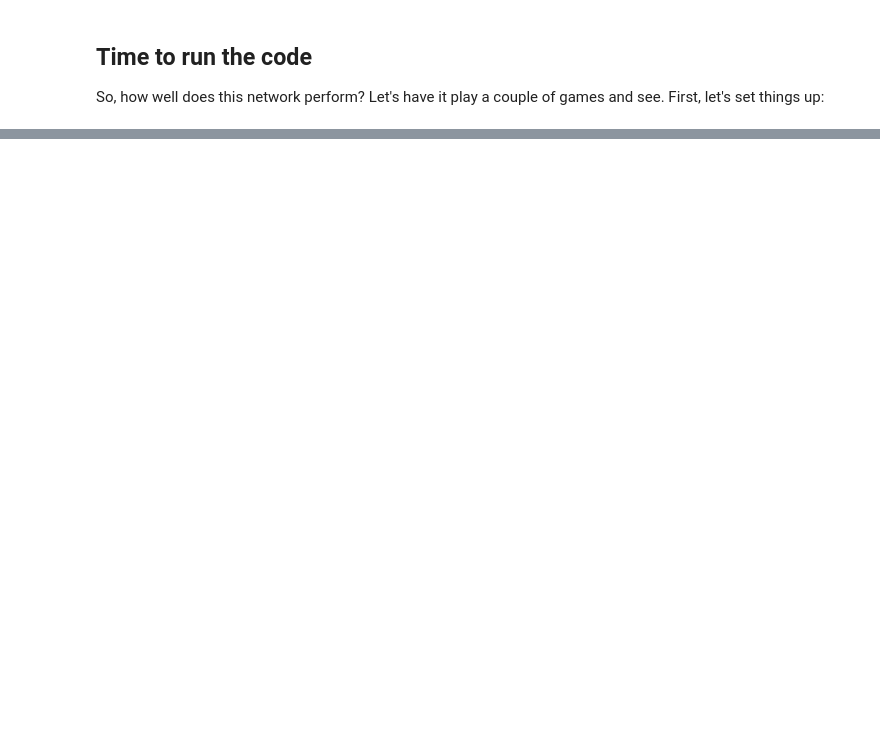
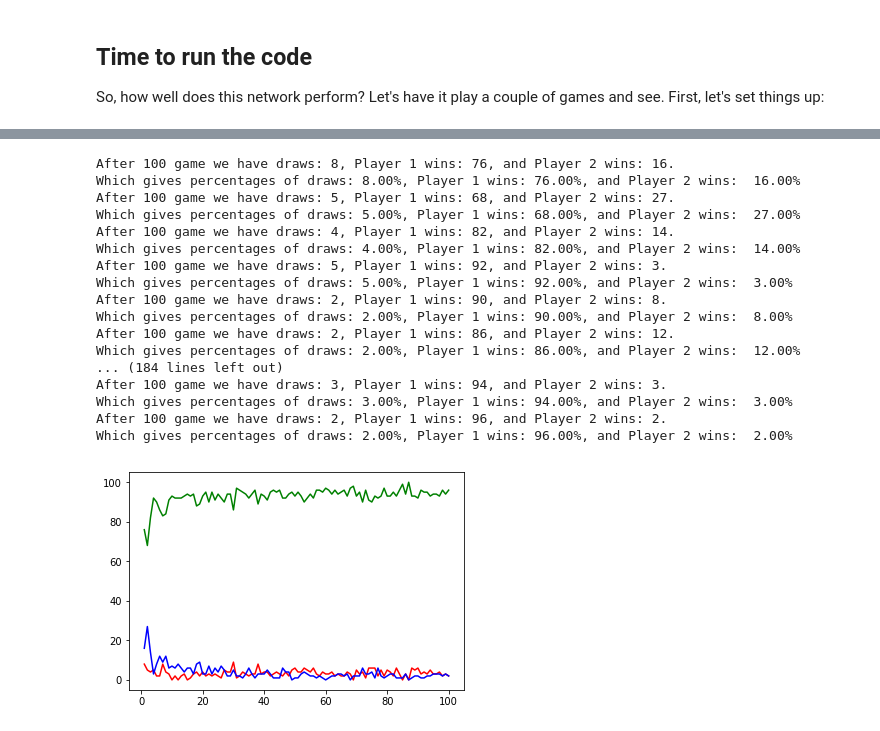
Before and after one commit to fcarsten/tic-tac-toe, a Jupyter notebook: Part4-NeuralNetworkQLearning.ipynb, the cells around one changed output, grey strips where cells are left out. Drawn from its saved outputs; the diff is of its cells as text; code cells hidden in the pictures; blank space fills up the shorter version.

Commit message:
More work and finished initial draft of Part 4. Also added some testing code.

```diff
--- a/Part4-NeuralNetworkQLearning.ipynb
+++ b/Part4-NeuralNetworkQLearning.ipynb
@@ -143,3 +266,32 @@ Green Nodes are where we feed input into the Network and Organge Nodes are where
 ## Time to run the code
 
 So, how well does this network perform? Let's have it play a couple of games and see. First, let's set things up:
+# %%
+from tic_tac_toe.Board import Board
+from util import battle
+from tic_tac_toe.Player import Player
+from tic_tac_toe.TFSessionManager import TFSessionManager
+import tensorflow as tf
+
+def evaluate_players(p1 : Player, p2 : Player, games_per_battle = 100, num_battles = 100):
+    board = Board()
+
+    p1_wins = []
+    p2_wins = []
+    draws = []
+    game_number = []
+    game_counter = 0
+
+    TFSessionManager.set_session(tf.Session())
+    TFSessionManager.get_session().run(tf.global_variables_initializer())
+
+    for i in range (num_battles):
+        p1win, p2win, draw = battle(p1, p2, games_per_battle, False)
+        p1_wins.append(p1win)
+        p2_wins.append(p2win)
+        draws.append(draw)
+        game_counter=game_counter+1
+        game_number.append(game_counter)
+
+    TFSessionManager.set_session(None)
+    return game_number, p1_wins, p2_wins, draws
@@ -145,0 +302,34 @@ So, how well does this network perform? Let's have it play a couple of games and
+# %%
+%matplotlib inline
+
+import matplotlib.pyplot as plt
+from tic_tac_toe.RandomPlayer import RandomPlayer
+from tic_tac_toe.SimpleNNQPlayer import NNQPlayer
+
+tf.reset_default_graph()
+
+nnplayer = NNQPlayer("QLearner1")
+rndplayer = RandomPlayer()
+
+game_number, p1_wins, p2_wins, draws = evaluate_players(nnplayer, rndplayer)
+
+p = plt.plot(game_number, draws, 'r-', game_number, p1_wins, 'g-', game_number, p2_wins, 'b-')
+# %% [output]
+After 100 game we have draws: 8, Player 1 wins: 76, and Player 2 wins: 16.
+Which gives percentages of draws: 8.00%, Player 1 wins: 76.00%, and Player 2 wins:  16.00%
+After 100 game we have draws: 5, Player 1 wins: 68, and Player 2 wins: 27.
+Which gives percentages of draws: 5.00%, Player 1 wins: 68.00%, and Player 2 wins:  27.00%
+After 100 game we have draws: 4, Player 1 wins: 82, and Player 2 wins: 14.
+Which gives percentages of draws: 4.00%, Player 1 wins: 82.00%, and Player 2 wins:  14.00%
+After 100 game we have draws: 5, Player 1 wins: 92, and Player 2 wins: 3.
+Which gives percentages of draws: 5.00%, Player 1 wins: 92.00%, and Player 2 wins:  3.00%
+After 100 game we have draws: 2, Player 1 wins: 90, and Player 2 wins: 8.
+Which gives percentages of draws: 2.00%, Player 1 wins: 90.00%, and Player 2 wins:  8.00%
+After 100 game we have draws: 2, Player 1 wins: 86, and Player 2 wins: 12.
+Which gives percentages of draws: 2.00%, Player 1 wins: 86.00%, and Player 2 wins:  12.00%
+... (184 lines left out)
+After 100 game we have draws: 3, Player 1 wins: 94, and Player 2 wins: 3.
+Which gives percentages of draws: 3.00%, Player 1 wins: 94.00%, and Player 2 wins:  3.00%
+After 100 game we have draws: 2, Player 1 wins: 96, and Player 2 wins: 2.
+Which gives percentages of draws: 2.00%, Player 1 wins: 96.00%, and Player 2 wins:  2.00%
+[figure, added]
```
Also changed, not shown: parts of 13 cells of this notebook, 1 other file.
